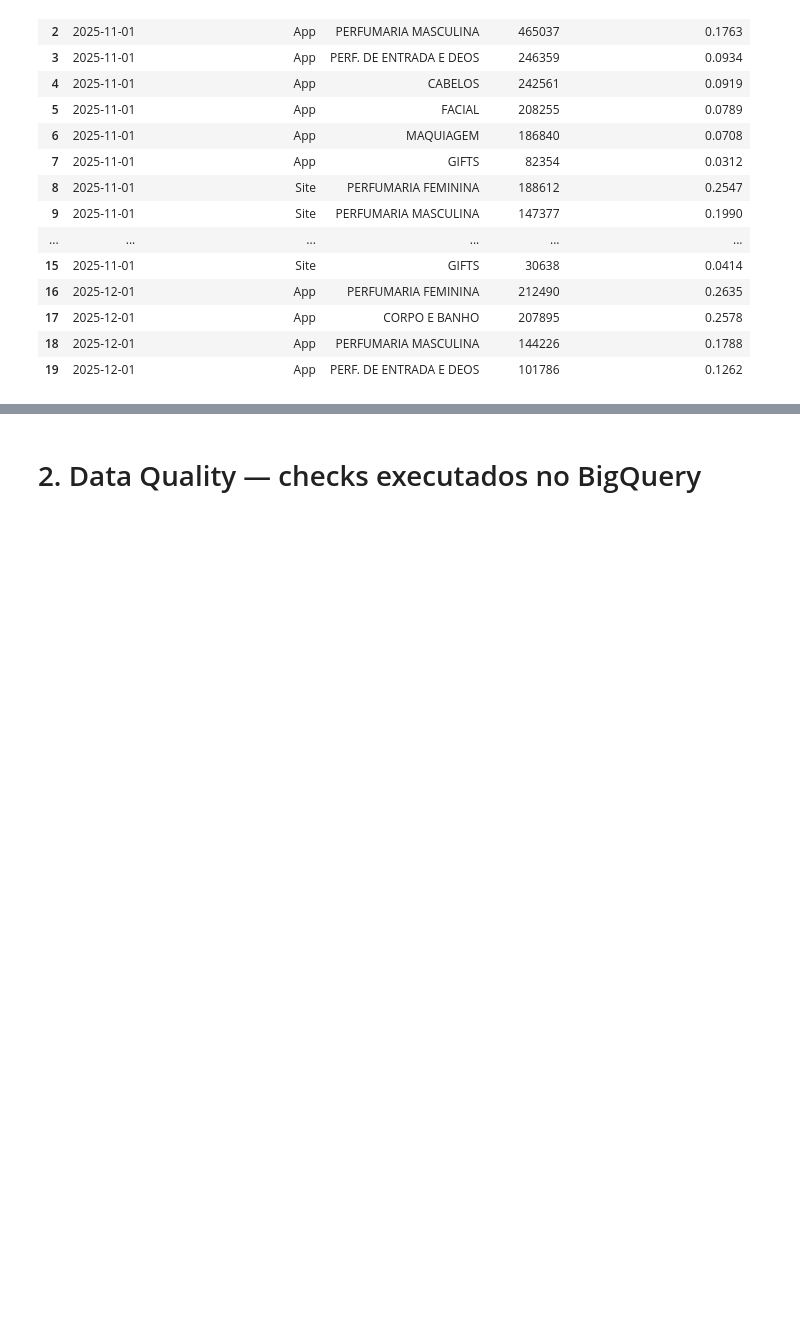
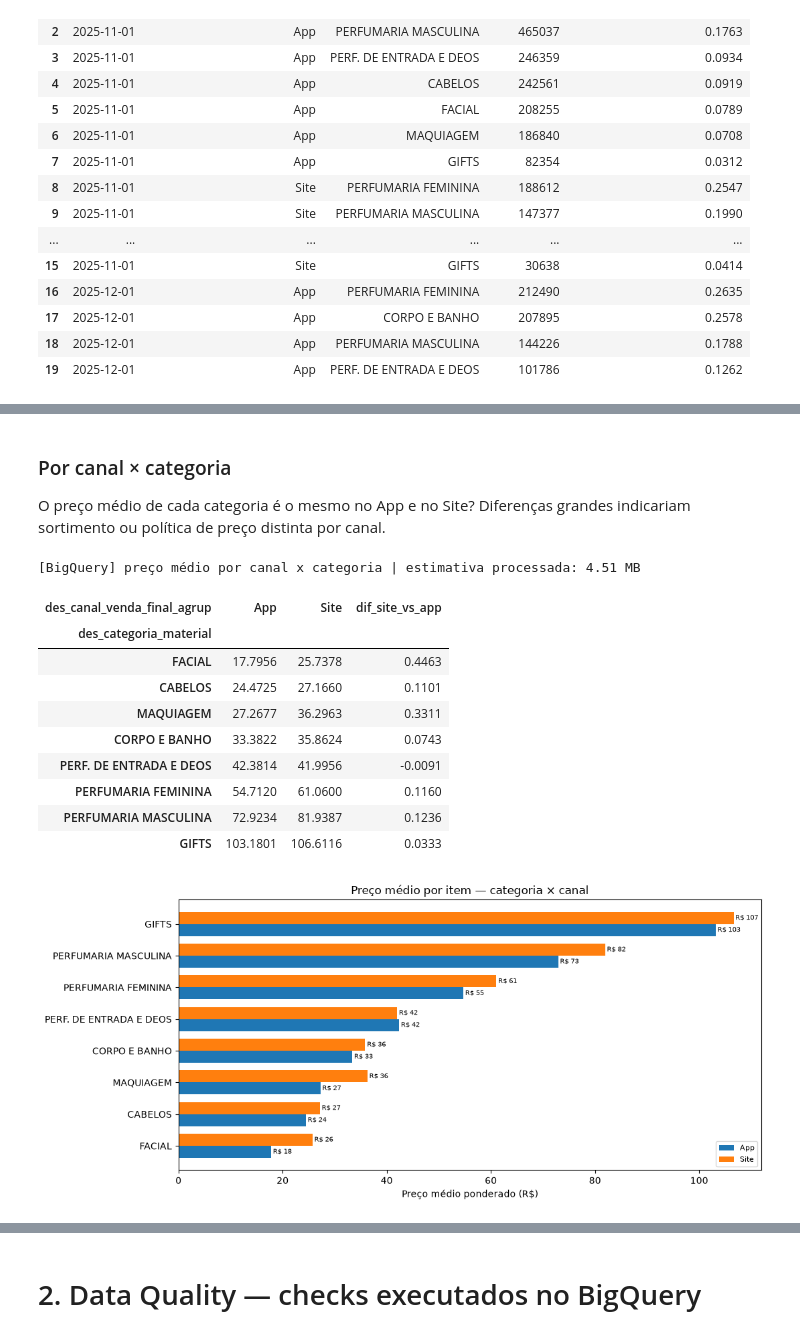
Before and after one commit to guisoares10/Projeto-GB, a Jupyter notebook: notebooks/01_eda_data_quality.ipynb, the cells around one changed output, grey strips where cells are left out. Drawn from its saved outputs; the diff is of its cells as text; code cells hidden in the pictures; blank space fills up the shorter version.

```diff
--- a/notebooks/01_eda_data_quality.ipynb
+++ b/notebooks/01_eda_data_quality.ipynb
@@ -506,0 +812,55 @@ Impacto líquido do ROUND sobre a receita total: 0.0000000312%
+# %% [markdown]
+### Por canal × categoria
+
+O preço médio de cada categoria é o mesmo no App e no Site? Diferenças grandes indicariam sortimento ou política de preço distinta por canal.
+# %%
+sql_price_channel_category = f"""
+SELECT
+  des_categoria_material,
+  des_canal_venda_final_agrup,
+  SUM(qt_material) AS qt_material,
+  CAST(SUM(receita_aprovada) AS FLOAT64) AS receita_aprovada,
+  SAFE_DIVIDE(CAST(SUM(receita_aprovada) AS FLOAT64), SUM(qt_material)) AS preco_medio_item
+FROM `{TABLE_ID}`
+WHERE {DATE_FILTER}
+  AND SAFE_CAST(des_categoria_material AS NUMERIC) IS NULL
+GROUP BY 1, 2
+"""
+
+price_channel_category = run_bq(sql_price_channel_category, "preço médio por canal x categoria")
+
+price_cc = (
+    price_channel_category
+    .pivot(index="des_categoria_material", columns="des_canal_venda_final_agrup", values="preco_medio_item")
+    .sort_values("App")
+)
+price_cc["dif_site_vs_app"] = price_cc["Site"] / price_cc["App"] - 1
+display(price_cc)
+
+fig, ax = plt.subplots(figsize=(11, 5))
+y = np.arange(len(price_cc))
+altura = 0.38
+barras_app = ax.barh(y - altura / 2, price_cc["App"], altura, label="App")
+barras_site = ax.barh(y + altura / 2, price_cc["Site"], altura, label="Site")
+for barras in (barras_app, barras_site):
+    ax.bar_label(barras, fmt="R$ %.0f", fontsize=7, padding=2)
+ax.set_yticks(y)
+ax.set_yticklabels(price_cc.index)
+ax.set_title("Preço médio por item — categoria × canal")
+ax.set_xlabel("Preço médio ponderado (R$)")
+ax.legend(fontsize=8, loc="lower right")
+fig.tight_layout()
+plt.show()
+# %% [output]
+[BigQuery] preço médio por canal x categoria | estimativa processada: 4.51 MB
+| des_canal_venda_final_agrup | App | Site | dif_site_vs_app |
+| des_categoria_material |  |  |  |
+| FACIAL | 17.7956 | 25.7378 | 0.4463 |
+| CABELOS | 24.4725 | 27.1660 | 0.1101 |
+| MAQUIAGEM | 27.2677 | 36.2963 | 0.3311 |
+| CORPO E BANHO | 33.3822 | 35.8624 | 0.0743 |
+| PERF. DE ENTRADA E DEOS | 42.3814 | 41.9956 | -0.0091 |
+| PERFUMARIA FEMININA | 54.7120 | 61.0600 | 0.1160 |
+| PERFUMARIA MASCULINA | 72.9234 | 81.9387 | 0.1236 |
+| GIFTS | 103.1801 | 106.6116 | 0.0333 |
+[figure, added]
```
Also changed, not shown: parts of 76 cells of this notebook.
